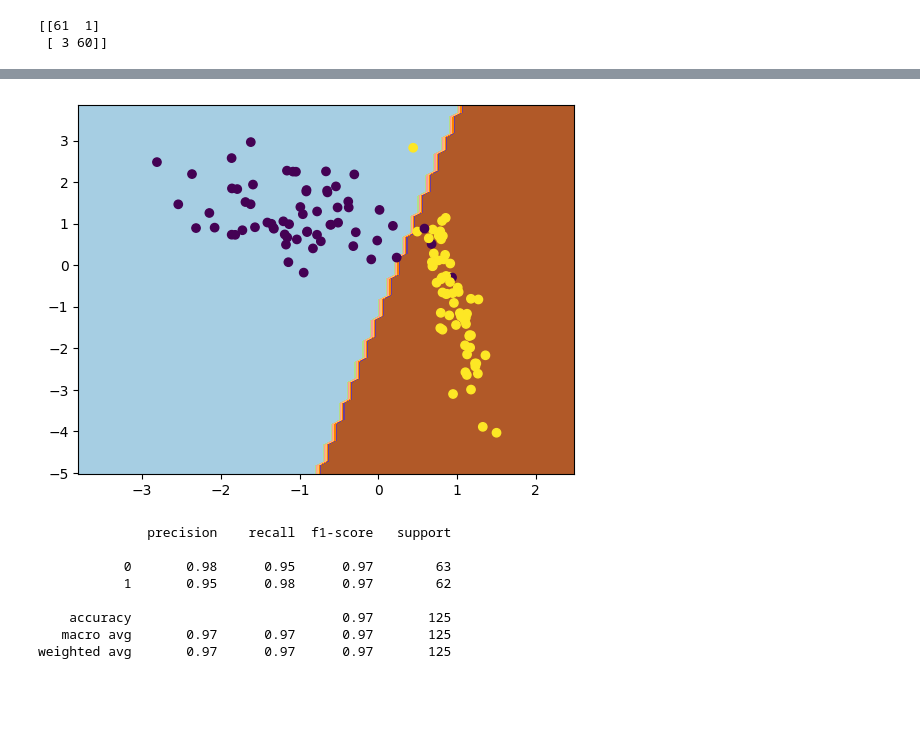
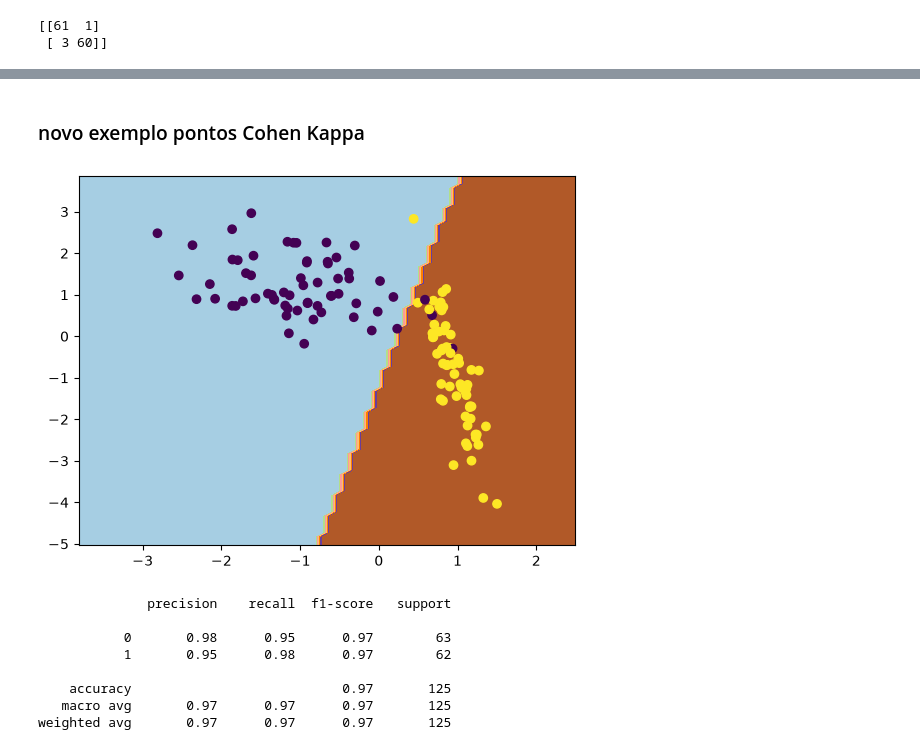
Before and after one commit to abaffa/INF1038, a Jupyter notebook: INF1038_Aula_07_Modelos_Lineares_Classificação.ipynb, the cells around one changed output, grey strips where cells are left out. Drawn from its saved outputs; the diff is of its cells as text; code cells hidden in the pictures; blank space fills up the shorter version.

```diff
--- a/INF1038_Aula_07_Modelos_Lineares_Classificação.ipynb
+++ b/INF1038_Aula_07_Modelos_Lineares_Classificação.ipynb
@@ -414,11 +494,11 @@ from sklearn.metrics import accuracy_score
 
 wine = load_wine()
 
-X_train, X_test, Y_train, Y_test = train_test_split(wine["data"], wine["target"], test_size=0.3)
+X_train_wine, X_test_wine, Y_train_wine, Y_test_wine = train_test_split(wine["data"], wine["target"], test_size=0.3)
 
-lr = LogisticRegression(solver='liblinear')
-lr.fit(X_train, Y_train)
+lr_wine = LogisticRegression(solver='lbfgs') # 'liblinear'
+lr_wine.fit(X_train_wine, Y_train_wine)
 
-plot_confusion_matrix(lr.predict(X_test), Y_test, list(wine['target_names']))
-print(accuracy_score(Y_test, lr.predict(X_test)))
+plot_confusion_matrix(lr_wine.predict(X_test_wine), Y_test_wine, list(wine['target_names']))
+print(accuracy_score(Y_test_wine, lr_wine.predict(X_test_wine)))
 # %% [output]
@@ -560,12 +658,12 @@ plt.show()
 # %%
-X_train, X_test, Y_train, Y_test = train_test_split(X, Y, test_size=0.25, random_state=1000)
+X_train2, X_test2, Y_train2, Y_test2 = train_test_split(X, Y, test_size=0.25, random_state=1000)
 
-lr = LogisticRegression()
-lr.fit(X_train, Y_train)
+lr2 = LogisticRegression()
+lr2.fit(X_train2, Y_train2)
 
 from sklearn.metrics import confusion_matrix
 
-cm = confusion_matrix(y_true=Y_test, y_pred=lr.predict(X_test))
+cm = confusion_matrix(y_true=Y_test2, y_pred=lr2.predict(X_test2))
 
 print(cm[::-1, ::-1])
 # %% [output]
@@ -574,47 +715,52 @@ print(cm[::-1, ::-1])
+# %% [markdown]
+### novo exemplo pontos Cohen Kappa
 # %%
 from numpy import meshgrid
 from numpy import arange
 from numpy import hstack
 from numpy import where
 
-# define bounds of the domain
-min1, max1 = X_test[:, 0].min()-1, X_test[:, 0].max()+1
-min2, max2 = X_test[:, 1].min()-1, X_test[:, 1].max()+1
+def show_bounds(lr, X_test):
+    # define bounds of the domain
+    min1, max1 = X_test[:, 0].min()-1, X_test[:, 0].max()+1
+    min2, max2 = X_test[:, 1].min()-1, X_test[:, 1].max()+1
 
 
-# define the x and y scale
-x1grid = arange(min1, max1, 0.1)
-x2grid = arange(min2, max2, 0.1)
+    # define the x and y scale
+    x1grid = arange(min1, max1, 0.1)
+    x2grid = arange(min2, max2, 0.1)
 
 
-# create all of the lines and rows of the grid
-xx, yy = meshgrid(x1grid, x2grid)
+    # create all of the lines and rows of the grid
+    xx, yy = meshgrid(x1grid, x2grid)
 
 
-# flatten each grid to a vector
-r1, r2 = xx.flatten(), yy.flatten()
-r1, r2 = r1.reshape((len(r1), 1)), r2.reshape((len(r2), 1))
+    # flatten each grid to a vector
+    r1, r2 = xx.flatten(), yy.flatten()
+    r1, r2 = r1.reshape((len(r1), 1)), r2.reshape((len(r2), 1))
 
 
-# horizontal stack vectors to create x1,x2 input for the model
-grid = hstack((r1,r2))
+    # horizontal stack vectors to create x1,x2 input for the model
+    grid = hstack((r1,r2))
 
-# make predictions for the grid
-yhat = lr.predict(grid)
+    # make predictions for the grid
+    yhat = lr.predict(grid)
 
-# reshape the predictions back into a grid
-zz = yhat.reshape(xx.shape)
+    # reshape the predictions back into a grid
+    zz = yhat.reshape(xx.shape)
 
 
-# plot the grid of x, y and z values as a surface
-plt.contourf(xx, yy, zz, cmap='Paired')
+    # plot the grid of x, y and z values as a surface
+    plt.contourf(xx, yy, zz, cmap='Paired')
 
-plt.scatter(X_test[:, 0], X_test[:, 1], c=Y_test)
+    plt.scatter(X_test[:, 0], X_test[:, 1], c=Y_test)
 
-# show the plot
-plt.show()
+    # show the plot
+    plt.show()
+
+show_bounds(lr, X_test)
 # %% [output]
-[figure, old version]
+[figure, new version]
 # %%
 from sklearn.metrics import classification_report
 print(classification_report(Y_test,lr.predict(X_test)))
```
Also changed, not shown: parts of 52 cells of this notebook, 12 other files.
